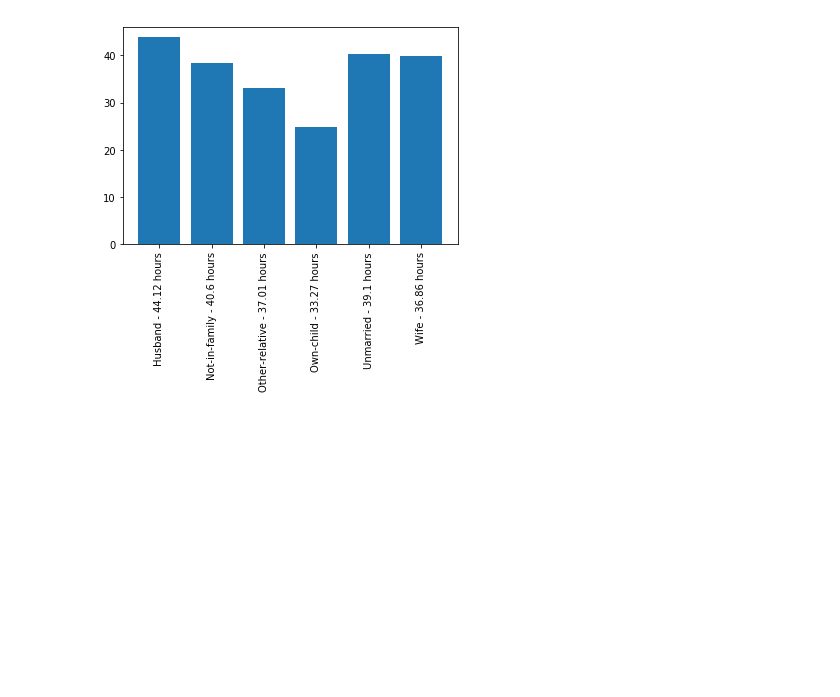
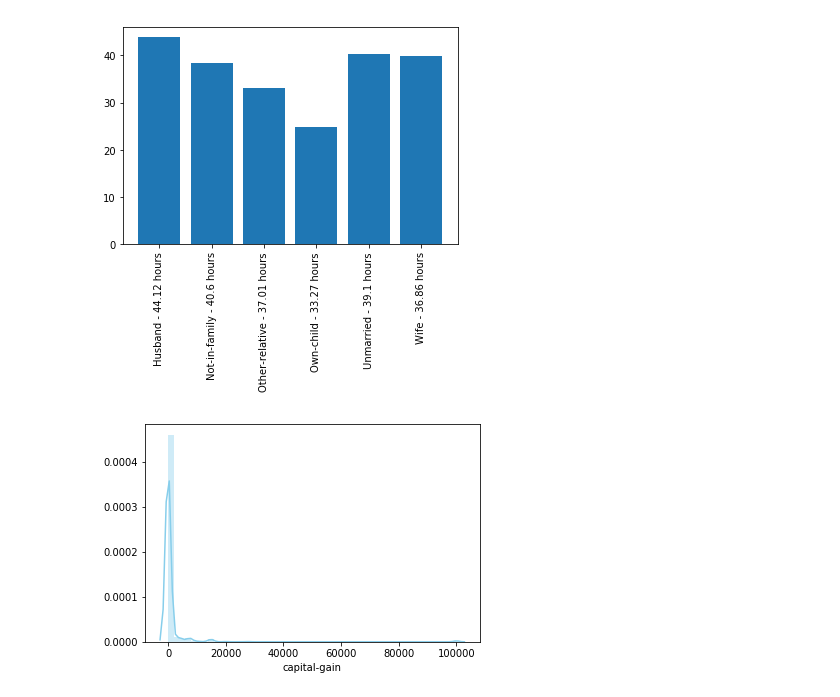
Before and after one commit to higornucci/mineracao-censo-1994-eua, a Jupyter notebook: adult.ipynb, the cells around one changed output. Cells and saved outputs as stored; diff of their text form; code cells hidden in the pictures; blank space fills up the shorter version.

```diff
--- a/adult.ipynb
+++ b/adult.ipynb
@@ -60,3 +61,10 @@ Unmarried         40.29
 Wife              39.85
 Name: age, dtype: float64
 [figure]
+# %%
+sns.distplot( dados_completo["capital-gain"] , color="skyblue", label="Capital gain")
+#sns.distplot( dados_completo["class"] , color="red", label="Capital anual")
+#plt.legend()
+plt.savefig('histogram-capital-gain.png')
+# %% [output]
+[figure, added]
```
Also changed, not shown: parts of 3 cells of this notebook, 5 other files.
